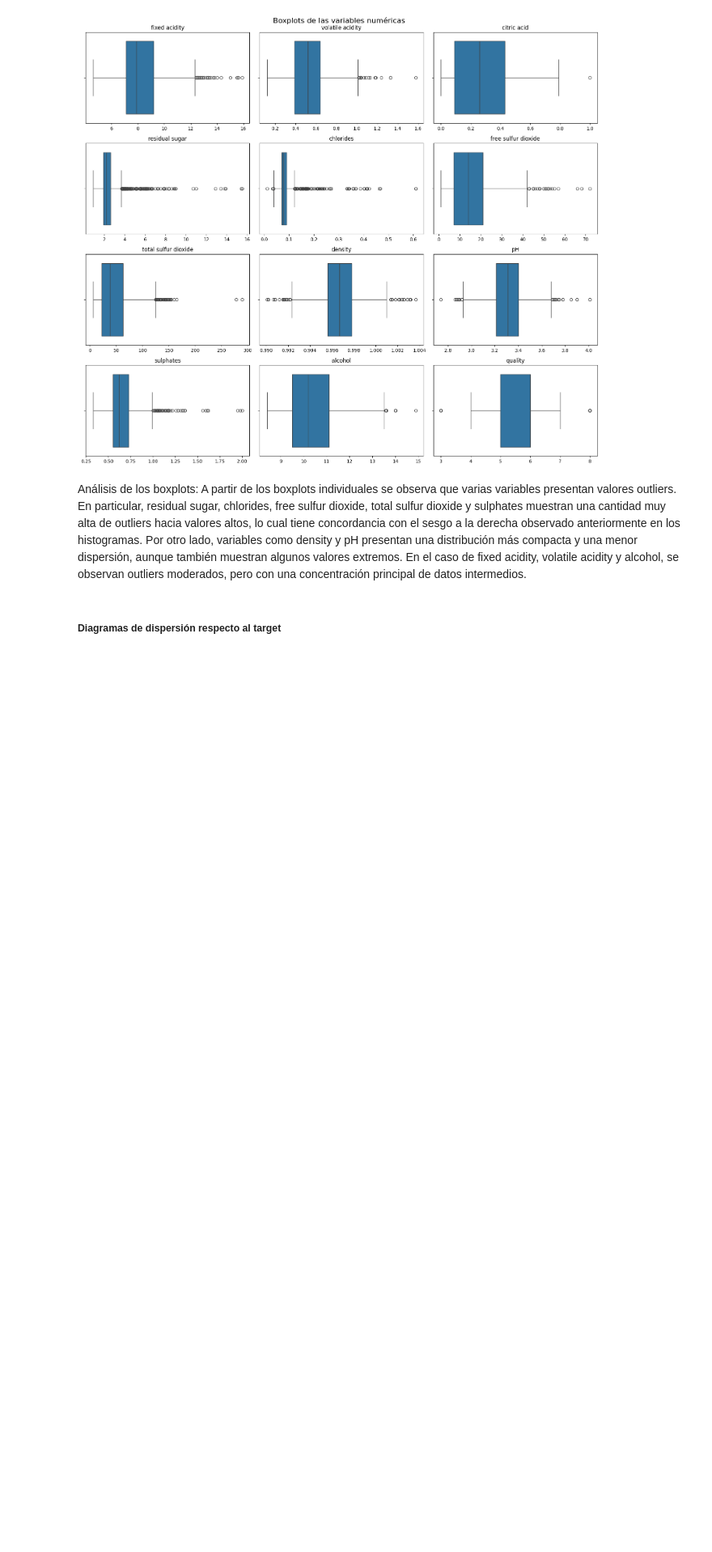
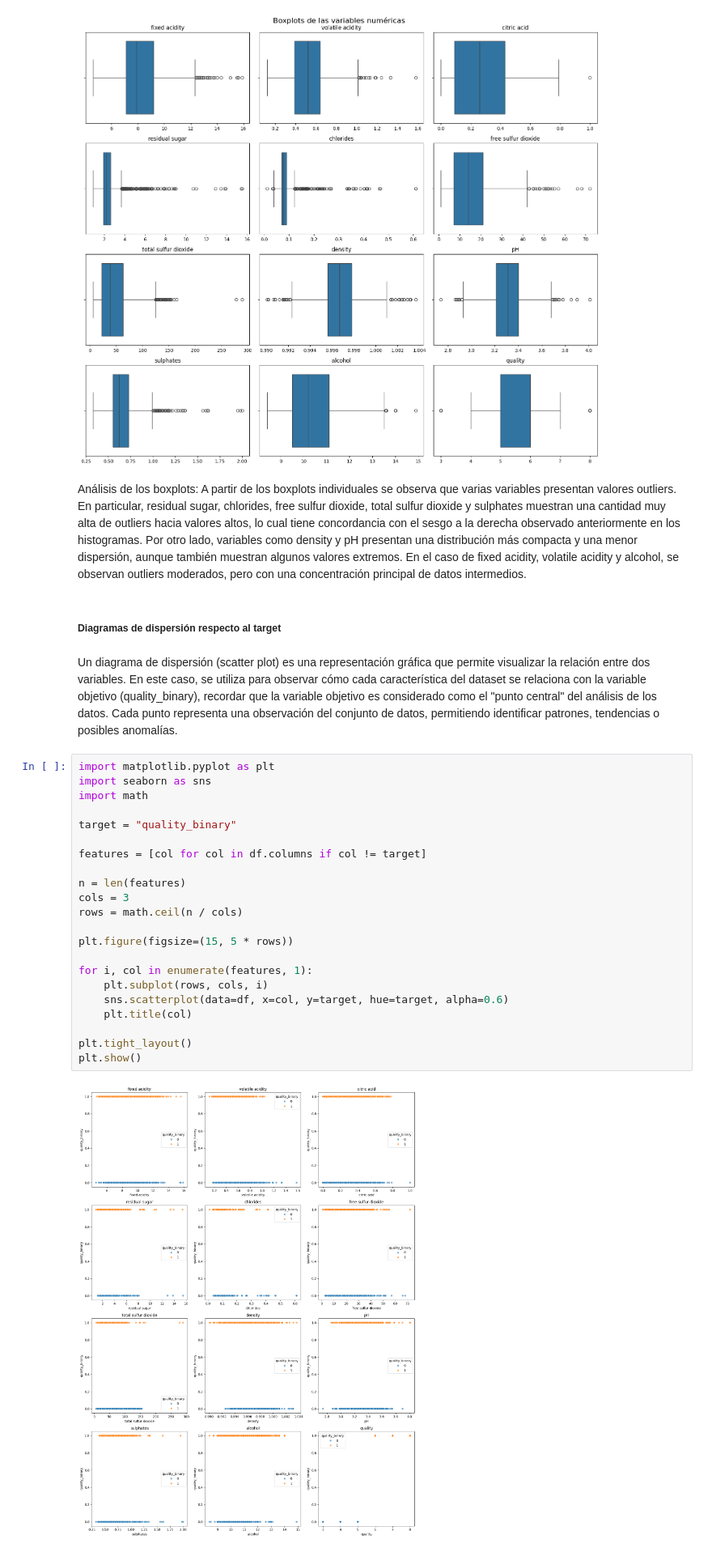
Before and after one commit to ChepeTEC/Implementacion-Regresion-Logistica, a Jupyter notebook: Notebook.ipynb, the cells around one changed output. Shown at 81% size. Drawn from its saved outputs; the diff is of its cells as text; blank space fills up the shorter version.

```diff
--- a/Notebook.ipynb
+++ b/Notebook.ipynb
@@ -206,3 +210,29 @@ Análisis de los boxplots: A partir de los boxplots individuales se observa que
 Por otro lado, variables como density y pH presentan una distribución más compacta y una menor dispersión, aunque también muestran algunos valores extremos. En el caso de fixed acidity, volatile acidity y alcohol, se observan outliers moderados, pero con una concentración principal de datos intermedios.
 # %% [markdown]
 ##### **Diagramas de dispersión respecto al target**
+# %% [markdown]
+Un diagrama de dispersión (scatter plot) es una representación gráfica que permite visualizar la relación entre dos variables. En este caso, se utiliza para observar cómo cada característica del dataset se relaciona con la variable objetivo (quality_binary), recordar que la variable objetivo es considerado como el "punto central" del análisis de los datos. Cada punto representa una observación del conjunto de datos, permitiendo identificar patrones, tendencias o posibles anomalías.
+# %%
+import matplotlib.pyplot as plt
+import seaborn as sns
+import math
+
+target = "quality_binary"
+
+features = [col for col in df.columns if col != target]
+
+n = len(features)
+cols = 3
+rows = math.ceil(n / cols)
+
+plt.figure(figsize=(15, 5 * rows))
+
+for i, col in enumerate(features, 1):
+    plt.subplot(rows, cols, i)
+    sns.scatterplot(data=df, x=col, y=target, hue=target, alpha=0.6)
+    plt.title(col)
+
+plt.tight_layout()
+plt.show()
+# %% [output]
+[figure, added]
```
Also changed, not shown: parts of 18 cells of this notebook, 1 other file.
